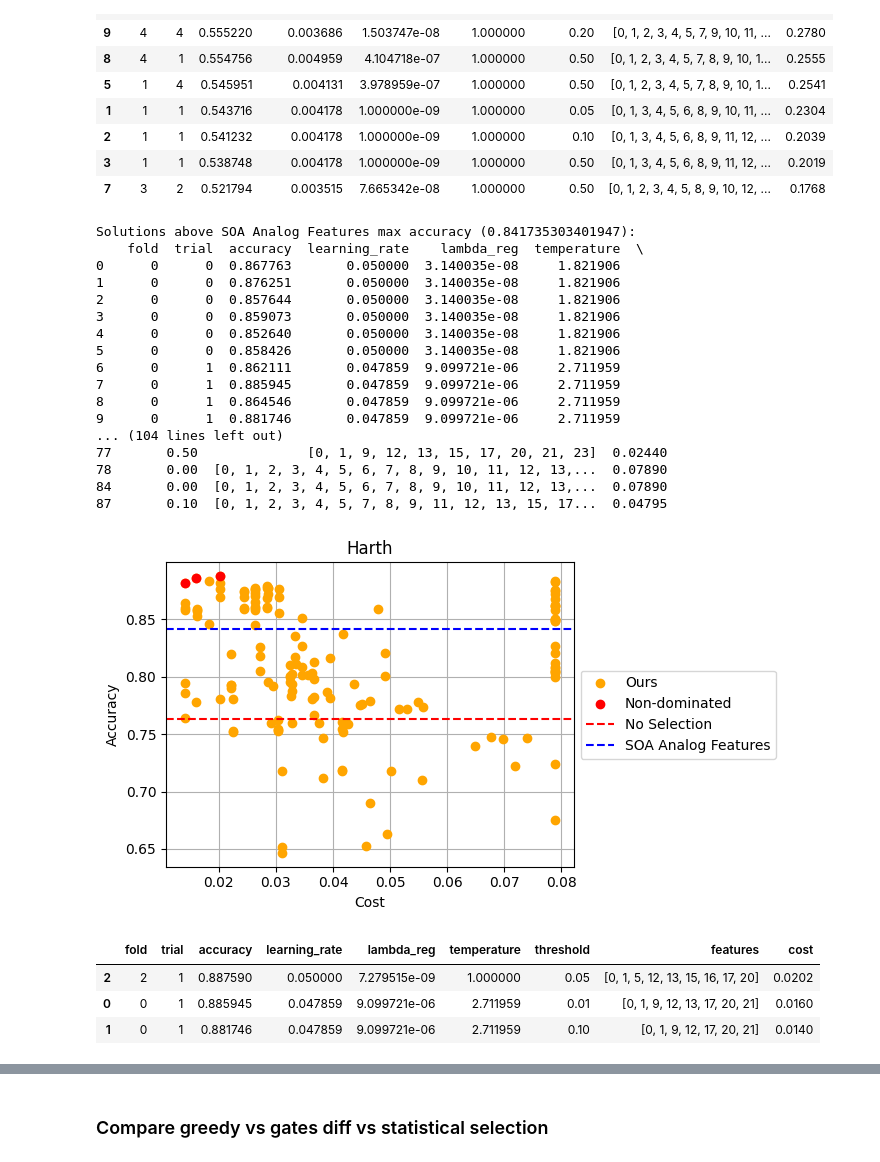
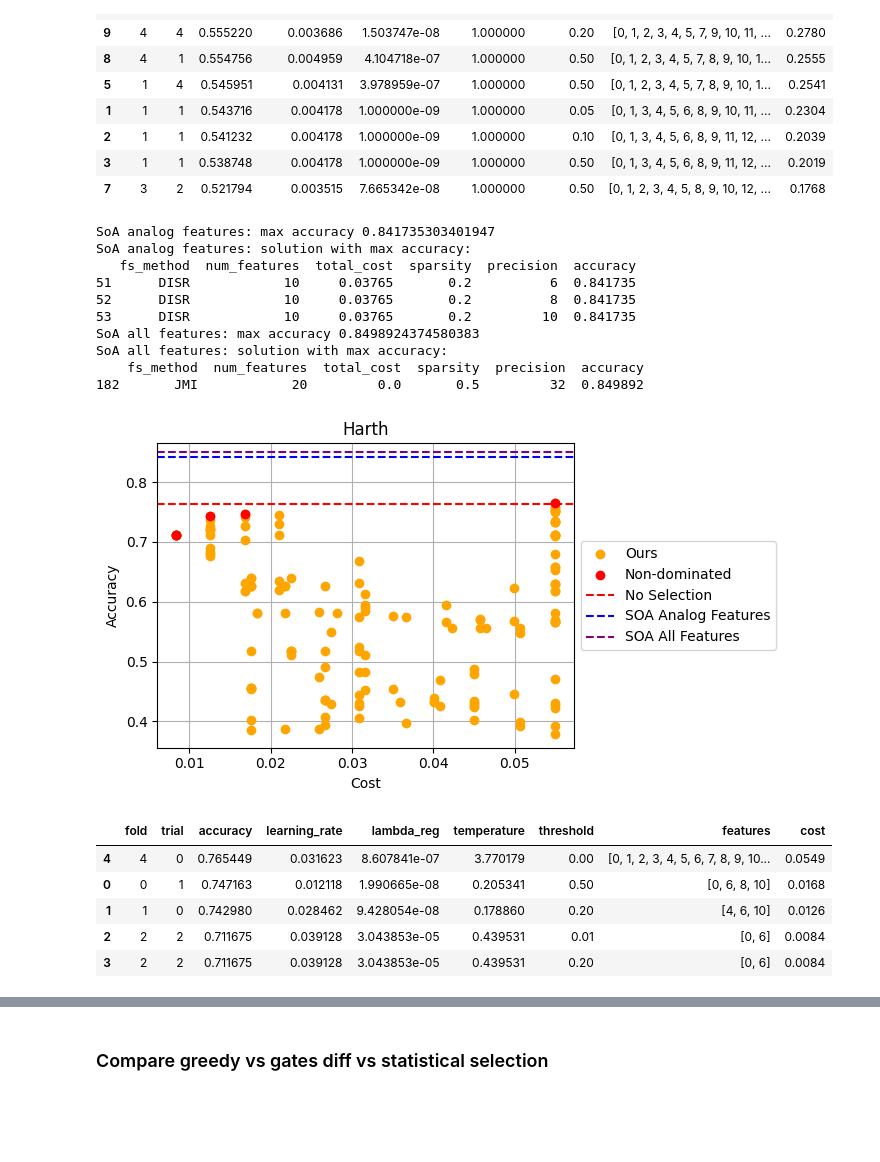
Before and after one commit to kompalas/flexaf, a Jupyter notebook: src/evaluation/plot_results.ipynb, the cells around one changed output, grey strips where cells are left out. Cells and saved outputs as stored; diff of their text form; code cells hidden in the pictures; blank space fills up the shorter version.

```diff
--- a/src/evaluation/plot_results.ipynb
+++ b/src/evaluation/plot_results.ipynb
@@ -164,47 +202,48 @@ pareto_df.sort_values(by='accuracy', ascending=False)
 # %%
 dataset = 'harth'
 # expdir = '/home/balaskas/flexaf/saved_logs/harth/diff_fs_fcnn_harth___2025.08.07-19.46.46.517'  # fold 0, trial 4, features: [0, 1, 5, 12, 16, 17, 20], subjects_to_keep = ['S012', 'S017', 'S022', 'S027', 'S029'], threshold = 0.1
 # or: fold 0, trial 1, features: [0, 1, 5, 9, 12, 20], # subjects_to_keep = ['S012', 'S017', 'S022', 'S027', 'S029'], threshold = 0.5
-expdir = '/home/balaskas/flexaf/logs/diff_fs_fcnn_harth___2025.08.09-07.56.42.749'  # fold 2, trial 1, features: [0, 1, 5, 12, 13, 15, 16, 17, 20], subjects_to_keep = ['S008', 'S014', 'S019', 'S024', 'S029'], threshold = 0.05
-# soa_dir = '/home/balaskas/flexaf/saved_logs/wesad_merged/sota_mlp_wesad_merged___2025.08.06-19.42.23.758'
+
+# expdir = '/home/balaskas/flexaf/logs/diff_fs_fcnn_harth___2025.08.09-07.56.42.749'  # Second one to Maha. fold 2, trial 1, features: [0, 1, 5, 12, 13, 15, 16, 17, 20], subjects_to_keep = ['S008', 'S014', 'S019', 'S024', 'S029'], threshold = 0.05
+
+expdir = '/home/balaskas/flexaf/logs/diff_fs_fcnn_harth___2025.08.10-15.39.29.956'  ## Mean/Min only. fold 2, trial 3, features: [0, 1, 3, 6, 7, 11], threshold = 0.2, subjects_to_keep = ['S012', 'S017', 'S022', 'S027']
 
 csvfile = os.path.join(expdir, 'results', 'gated_model_results.csv')
 # soa_csvfile = os.path.join(soa_dir, 'statistical_results.csv')
 soa_csvfile = None
 
 soa_analogfeat_dir = '/home/balaskas/flexaf/saved_logs/harth/sota_fcnn_harth_analogfeat___2025.08.08-21.07.19.545'
 soa_analogfeat_csv = os.path.join(soa_analogfeat_dir, 'statistical_results.csv')
 
+soa_allfeat_dir = '/home/balaskas/flexaf/saved_logs/harth/sota_fcnn_harth_allfeat___2025.08.09-15.06.02.647'
+soa_allfeat_csv = os.path.join(soa_allfeat_dir, 'statistical_results.csv')
+
 no_selection_accuracy = 0.7636
 pareto_df = plot_accuracy_vs_cost_from_csv(csvfile,
                                            soa_csv_file=soa_csvfile,
                                            no_selection_accuracy=no_selection_accuracy,
                                            soa_analogfeat_csv=soa_analogfeat_csv,
+                                           soa_allfeat_csv=soa_allfeat_csv,
                                            title=dataset.capitalize())
 pareto_df.sort_values(by='accuracy', ascending=False)
 # max_accuracy.sort_values(by='accuracy', ascending=False)
 # %% [output]
-Solutions above SOA Analog Features max accuracy (0.841735303401947):
-    fold  trial  accuracy  learning_rate    lambda_reg  temperature  \
-0      0      0  0.867763       0.050000  3.140035e-08     1.821906
-1      0      0  0.876251       0.050000  3.140035e-08     1.821906
-2      0      0  0.857644       0.050000  3.140035e-08     1.821906
-3      0      0  0.859073       0.050000  3.140035e-08     1.821906
-4      0      0  0.852640       0.050000  3.140035e-08     1.821906
-5      0      0  0.858426       0.050000  3.140035e-08     1.821906
-6      0      1  0.862111       0.047859  9.099721e-06     2.711959
-7      0      1  0.885945       0.047859  9.099721e-06     2.711959
-8      0      1  0.864546       0.047859  9.099721e-06     2.711959
-9      0      1  0.881746       0.047859  9.099721e-06     2.711959
-... (104 lines left out)
-77       0.50              [0, 1, 9, 12, 13, 15, 17, 20, 21, 23]  0.02440
-78       0.00  [0, 1, 2, 3, 4, 5, 6, 7, 8, 9, 10, 11, 12, 13,...  0.07890
-84       0.00  [0, 1, 2, 3, 4, 5, 6, 7, 8, 9, 10, 11, 12, 13,...  0.07890
-87       0.10  [0, 1, 2, 3, 4, 5, 7, 8, 9, 11, 12, 13, 15, 17...  0.04795
+SoA analog features: max accuracy 0.841735303401947
+SoA analog features: solution with max accuracy:
+   fs_method  num_features  total_cost  sparsity  precision  accuracy
+51      DISR            10     0.03765       0.2          6  0.841735
+52      DISR            10     0.03765       0.2          8  0.841735
+53      DISR            10     0.03765       0.2         10  0.841735
+SoA all features: max accuracy 0.8498924374580383
+SoA all features: solution with max accuracy:
+    fs_method  num_features  total_cost  sparsity  precision  accuracy
+182       JMI            20         0.0       0.5         32  0.849892
-[figure, old version]
+[figure, new version]
 |  | fold | trial | accuracy | learning_rate | lambda_reg | temperature | threshold | features | cost |
-| 2 | 2 | 1 | 0.887590 | 0.050000 | 7.279515e-09 | 1.000000 | 0.05 | [0, 1, 5, 12, 13, 15, 16, 17, 20] | 0.0202 |
-| 0 | 0 | 1 | 0.885945 | 0.047859 | 9.099721e-06 | 2.711959 | 0.01 | [0, 1, 9, 12, 13, 17, 20, 21] | 0.0160 |
-| 1 | 0 | 1 | 0.881746 | 0.047859 | 9.099721e-06 | 2.711959 | 0.10 | [0, 1, 9, 12, 17, 20, 21] | 0.0140 |
+| 4 | 4 | 0 | 0.765449 | 0.031623 | 8.607841e-07 | 3.770179 | 0.00 | [0, 1, 2, 3, 4, 5, 6, 7, 8, 9, 10... | 0.0549 |
+| 0 | 0 | 1 | 0.747163 | 0.012118 | 1.990665e-08 | 0.205341 | 0.50 | [0, 6, 8, 10] | 0.0168 |
+| 1 | 1 | 0 | 0.742980 | 0.028462 | 9.428054e-08 | 0.178860 | 0.20 | [4, 6, 10] | 0.0126 |
+| 2 | 2 | 2 | 0.711675 | 0.039128 | 3.043853e-05 | 0.439531 | 0.01 | [0, 6] | 0.0084 |
+| 3 | 2 | 2 | 0.711675 | 0.039128 | 3.043853e-05 | 0.439531 | 0.20 | [0, 6] | 0.0084 |
 # %%
 dataset = 'spd'
```
Also changed, not shown: parts of 8 cells of this notebook, 19 other files.
